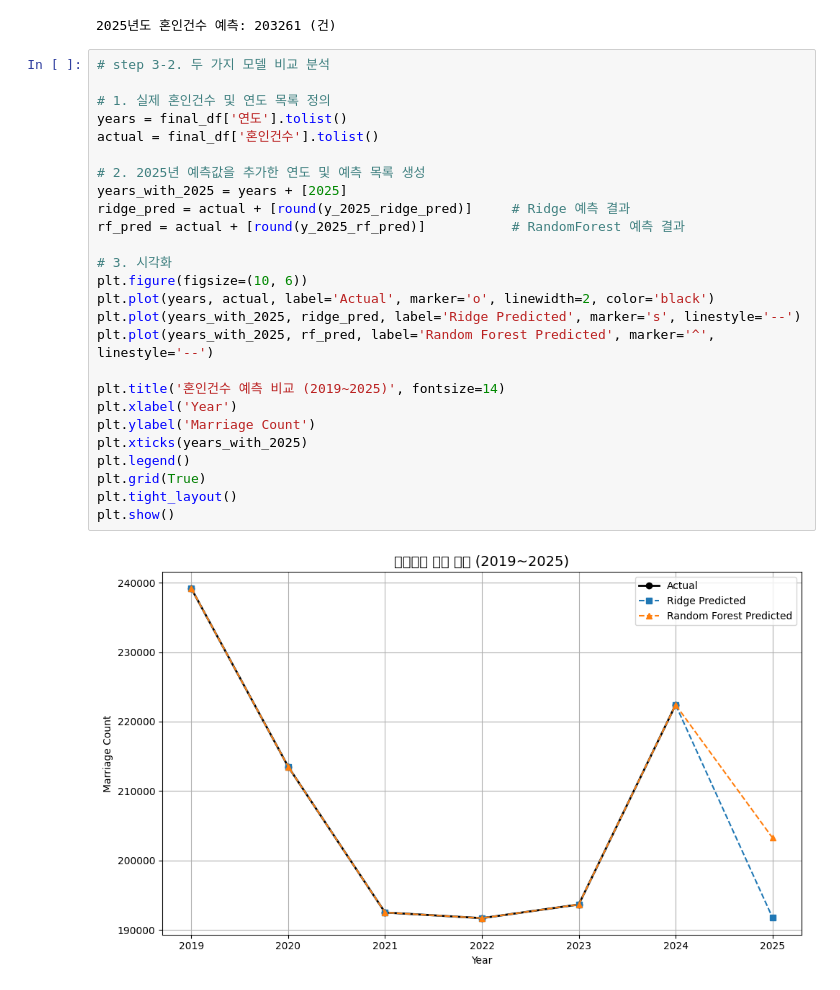
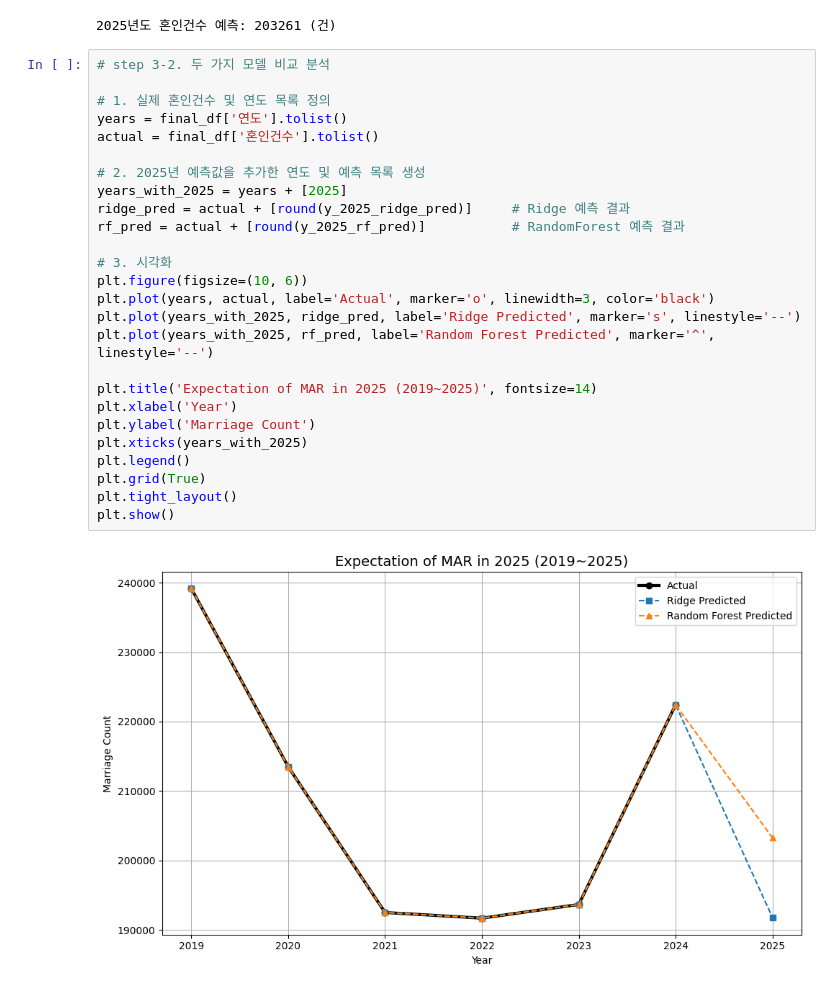
Before and after one commit to devCat404/python_projects, a Jupyter notebook: BD1.ipynb, the cells around one changed output. Drawn from its saved outputs; the diff is of its cells as text.

```diff
--- a/BD1.ipynb
+++ b/BD1.ipynb
@@ -210,28 +217,28 @@ print(f"2025년도 혼인건수 예측: {round(y_2025_rf_pred)} (건)")
 # %%
 # step 3-2. 두 가지 모델 비교 분석
 
 # 1. 실제 혼인건수 및 연도 목록 정의
 years = final_df['연도'].tolist()
 actual = final_df['혼인건수'].tolist()
 
 # 2. 2025년 예측값을 추가한 연도 및 예측 목록 생성
 years_with_2025 = years + [2025]
 ridge_pred = actual + [round(y_2025_ridge_pred)]     # Ridge 예측 결과
 rf_pred = actual + [round(y_2025_rf_pred)]           # RandomForest 예측 결과
 
 # 3. 시각화
 plt.figure(figsize=(10, 6))
-plt.plot(years, actual, label='Actual', marker='o', linewidth=2, color='black')
+plt.plot(years, actual, label='Actual', marker='o', linewidth=3, color='black')
 plt.plot(years_with_2025, ridge_pred, label='Ridge Predicted', marker='s', linestyle='--')
 plt.plot(years_with_2025, rf_pred, label='Random Forest Predicted', marker='^', linestyle='--')
 
-plt.title('혼인건수 예측 비교 (2019~2025)', fontsize=14)
+plt.title('Expectation of MAR in 2025 (2019~2025)', fontsize=14)
 plt.xlabel('Year')
 plt.ylabel('Marriage Count')
 plt.xticks(years_with_2025)
 plt.legend()
 plt.grid(True)
 plt.tight_layout()
 plt.show()
 # %% [output]
-[figure, old version]
+[figure, new version]
```
Also changed, not shown: parts of 4 cells of this notebook.
